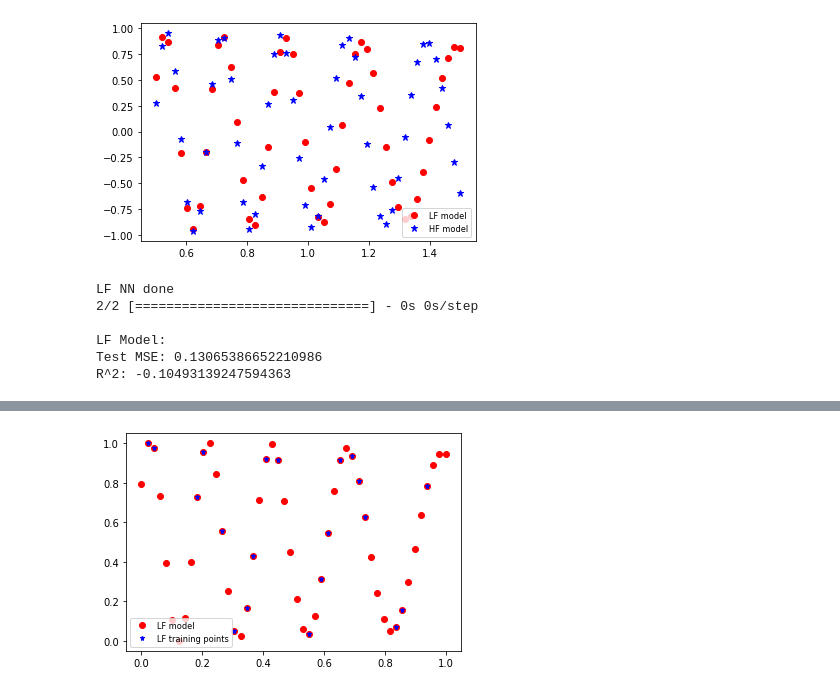
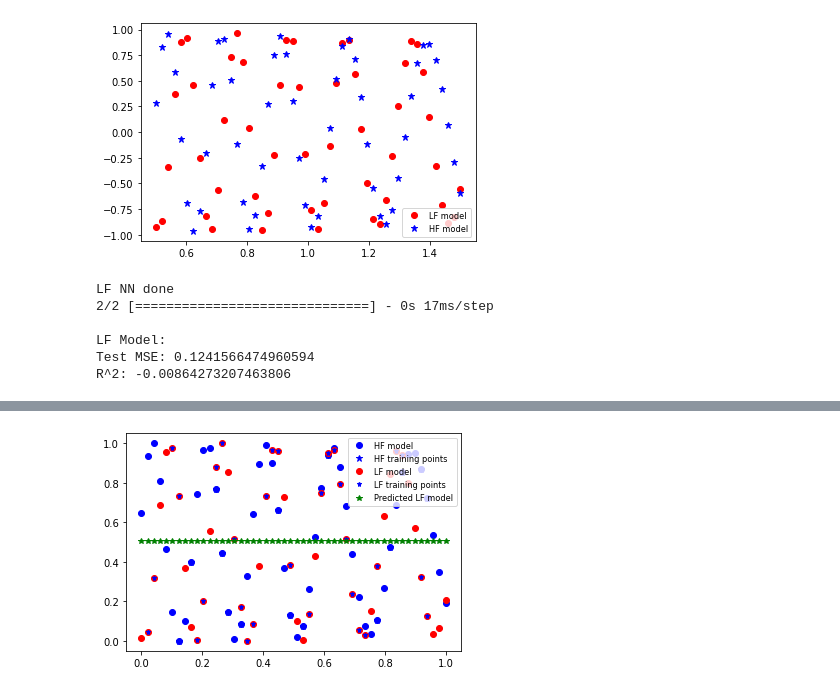
Before and after one commit to Jackmos/Multi-Fidelity-MCMC-methods, a Jupyter notebook: PACS_project2/Diffusion/2_step_NN/HPO.ipynb, the cells around one changed output, grey strips where cells are left out. Saved outputs shown, nothing was run; the diff lists cells and outputs as text; code cells hidden in the pictures.

```diff
--- a/PACS_project2/Diffusion/2_step_NN/HPO.ipynb
+++ b/PACS_project2/Diffusion/2_step_NN/HPO.ipynb
@@ -21,7 +21,7 @@ np.random.seed(seed)
 # %%
 ########################     PREPARATION      ##########################
 # introduction of the data
-file_path_LF = "../DATA/reaction_diffusion_LF_28_d1.mat"
+file_path_LF = "../DATA/reaction_diffusion_LF_46_d75.mat"
 (reaction_LF_test, U_LF_test) = import_data(file_path_LF)
 file_path_HF = "../DATA/reaction_diffusion_HF.mat"
 (reaction_HF_test, U_HF_test) = import_data(file_path_HF)
@@ -46,7 +46,7 @@ plt.plot(
 plt.legend(prop={"size": 8.3})
 plt.show()
 # %% [output]
-[figure, old version]
+[figure, new version]
 # %%
 ########################     NORMALIZATION  #########################
 # Input
@@ -62,11 +62,11 @@ reaction_HF_test = (reaction_HF_test - reaction_min) / (
 )
 # %%
 #########################     TRAIN SET      ##########################
-NepoLF = 1000  # number of epochs for first NN: NN_LF
+NepoLF = 5000  # number of epochs for first NN: NN_LF
 NepoHF = 3000  # number of epochs for second NN: NN_HF
 
 permutation = np.random.permutation(len(reaction_LF_test))
-Nlf = 20
+Nlf = 30
 reaction_LF = reaction_LF_test[permutation][0:Nlf]
 
 # ADD NOISE
@@ -91,7 +91,7 @@ U_LF_test = (U_LF_test - U_t_min_test) / (U_t_max_test - U_t_min_test)
 U_LF = U_LF_test[permutation][0:Nlf]
 
 permutation = np.random.permutation(len(reaction_HF_test))
-n_HF = 10
+n_HF = 15
 reaction_HF = reaction_HF_test[permutation][0:n_HF]
 U_HF_test = U_HF_test[:, -1, 44,44]
 
@@ -129,22 +129,22 @@ r_2 = 1 - np.sum(np.square(U_LF_test - ULF[:, 0])) / np.sum(
 print(f"R^2: {r_2}")
 # %% [output]
 LF NN done
-2/2 [==============================] - 0s 0s/step
+2/2 [==============================] - 0s 17ms/step
 
 LF Model:
-Test MSE: 0.13065386652210986
-R^2: -0.10493139247594363
+Test MSE: 0.1241566474960594
+R^2: -0.00864273207463806
 # %%
 ##################     Print LF, HF and LF-predicted models      ###################
 plt.figure()
-#plt.plot(reaction_HF_test, U_HF_test, "bo", linewidth=1.5, label="HF model")
-#plt.plot(
-#    reaction_HF,
-#    U_HF,
-#    "b*",
-#    markersize=7,
-#    label="HF training points",
-#)
+plt.plot(reaction_HF_test, U_HF_test, "bo", linewidth=1.5, label="HF model")
+plt.plot(
+    reaction_HF,
+    U_HF,
+    "b*",
+    markersize=7,
+    label="HF training points",
+)
 plt.plot(reaction_LF_test, U_LF_test, "ro", linewidth=1.5, label="LF model")
 plt.plot(
     reaction_LF,
@@ -153,12 +153,12 @@ plt.plot(
     markersize=5,
     label="LF training points",
 )
-#plt.plot(
-#    reaction_LF_test,
-#    modelLF.predict(reaction_LF_test),
-#    "g*",
-#    label="Predicted LF model",
-#)
+plt.plot(
+    reaction_LF_test,
+    modelLF.predict(reaction_LF_test),
+    "g*",
+    label="Predicted LF model",
+)
 plt.legend(prop={"size": 8.3})
 plt.show()
 # %% [output]
@@ -165,4 +166,4 @@ plt.show()
-[figure, old version]
+[figure, new version]
 # %%
 print(f"\n-------  #HF data = {n_HF}  -------")
 start = perf_counter()
```
Also changed, not shown: parts of 4 cells of this notebook, 57 other files.
